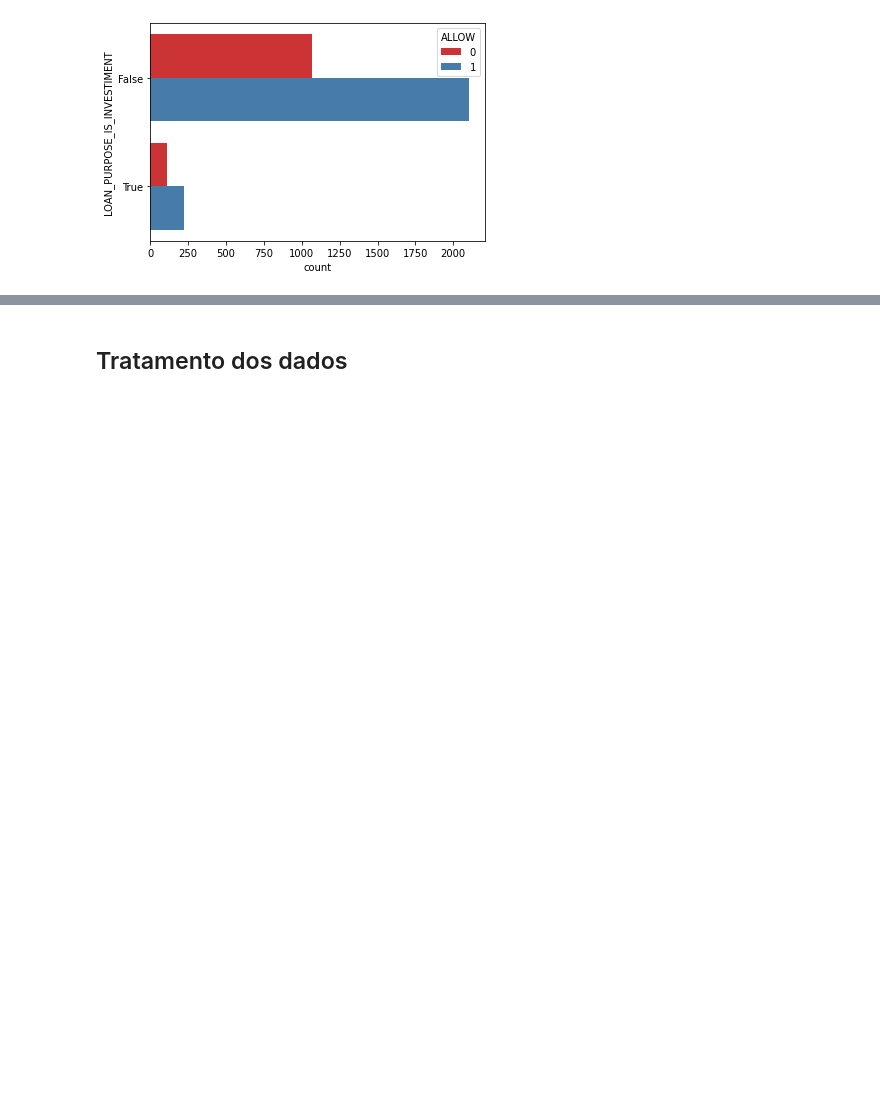
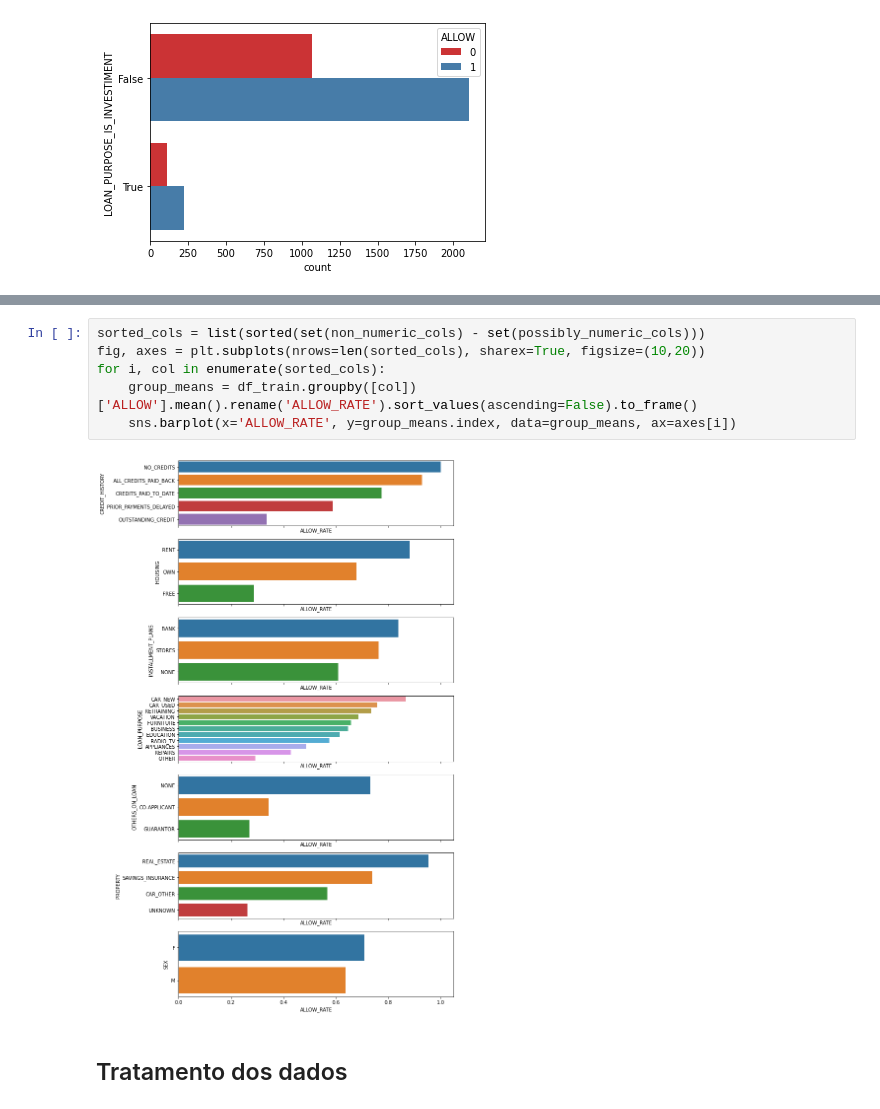
Before and after one commit to he7d3r/maratona-behind-the-code-2021, a Jupyter notebook: 1-bantotal/solução/notebook.ipynb, the cells around one changed output, grey strips where cells are left out. Saved outputs shown, nothing was run; the diff lists cells and outputs as text; blank space fills up the shorter version.

Commit message:
Plot allow rates for non numeric variables

```diff
--- a/1-bantotal/solução/notebook.ipynb
+++ b/1-bantotal/solução/notebook.ipynb
@@ -300,3 +307,11 @@ plt.show()
+# %%
+sorted_cols = list(sorted(set(non_numeric_cols) - set(possibly_numeric_cols)))
+fig, axes = plt.subplots(nrows=len(sorted_cols), sharex=True, figsize=(10,20))
+for i, col in enumerate(sorted_cols):
+    group_means = df_train.groupby([col])['ALLOW'].mean().rename('ALLOW_RATE').sort_values(ascending=False).to_frame()
+    sns.barplot(x='ALLOW_RATE', y=group_means.index, data=group_means, ax=axes[i])
+# %% [output]
+[figure, added]
 # %% [markdown]
 ## Tratamento dos dados
 # %% [markdown]
```
Also changed, not shown: parts of 2 cells of this notebook.
